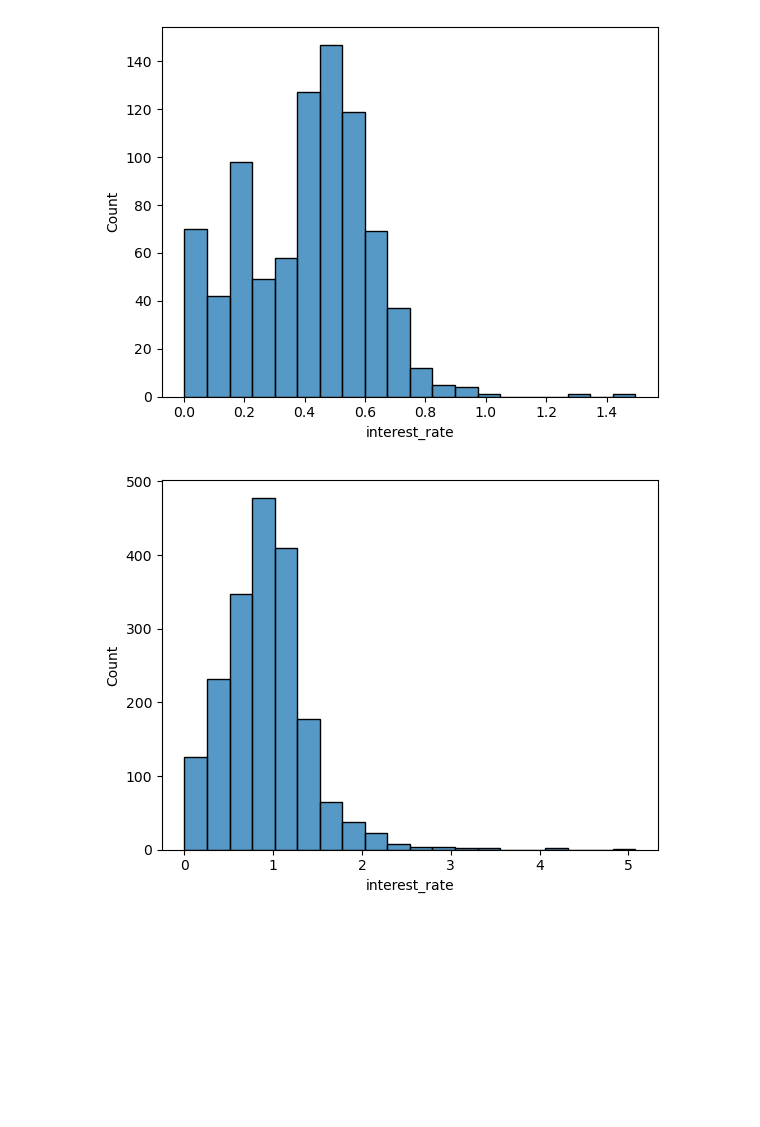
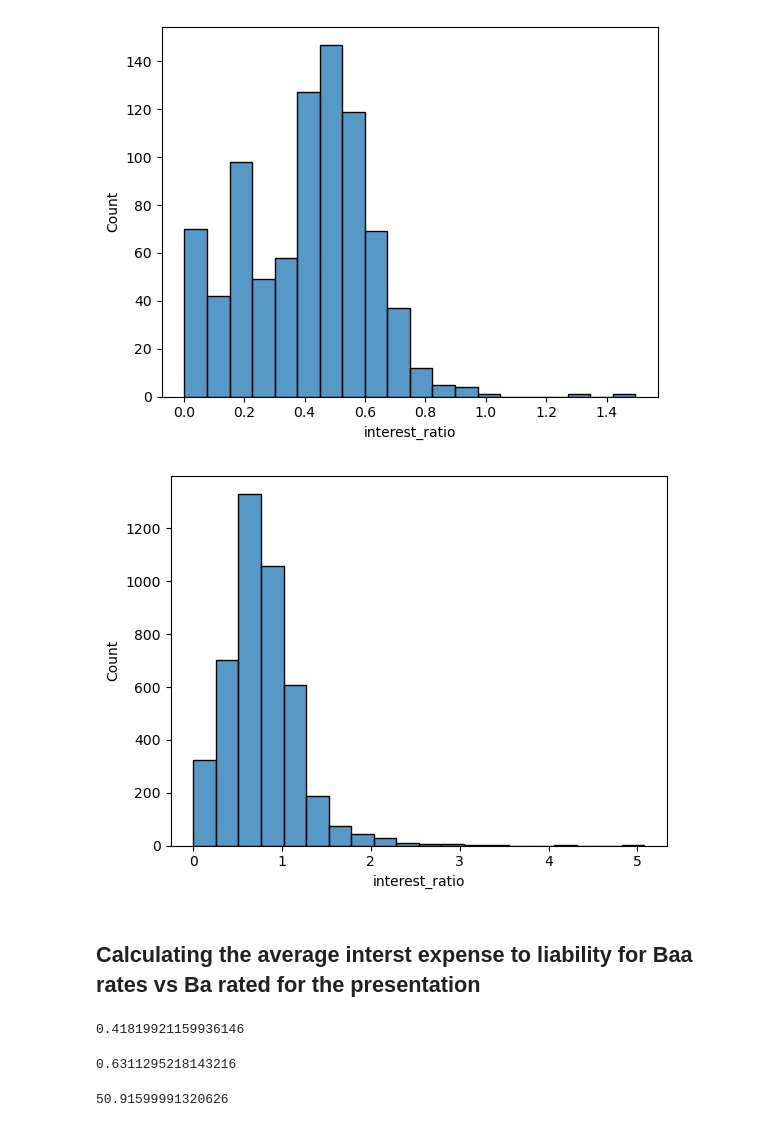
Before and after one commit to GiancarloSanna/Credit_Rating_Project, a Jupyter notebook: 6.0 Descriptive analysis.ipynb, the cells around one changed output. Drawn from its saved outputs; the diff is of its cells as text; code cells hidden in the pictures; blank space fills up the shorter version.

Commit message:
Added Data Analysis and Presentation

```diff
--- a/6.0 Descriptive analysis.ipynb
+++ b/6.0 Descriptive analysis.ipynb
@@ -140,7 +119,7 @@ Index(['Ticker', 'Company Name', 'IndustryId', 'Fiscal Year', 'Fiscal Period',
+# %%
+main_df['interest_ratio'] = main_df['Interest Expense, Net']/main_df['Total Liabilities']*-100
 # %% [markdown]
 I multiply in the end with 100 to have the number as a percentage.
 Since I divide by the interest expenses, which have a negative sign, I negate that, to get a positive percentage.
 Some companies have actual income through this, since they have big cash or investment postitions, I will not include them,
 because we are interested in if copmpanies have to pay more because of their rating. These companies now end up with a - in front of their interest rate.
-# %%
-main_df['interest_rate'] = main_df['Interest Expense, Net']/main_df['Total Liabilities']*-100
@@ -203,9 +174,27 @@ plt.show()
 [figure]
 # %%
 # For companies without investment grade
-sns.histplot(data=main_df[ (main_df['interest_rate'] > 0) & (main_df['Rating_numbered'] > 22)]['interest_rate'], bins = 20)
+sns.histplot(data=main_df[ (main_df['interest_ratio'] > 0) & (main_df['Rating_numbered'] >= 22)]['interest_ratio'], bins = 20)
 plt.show()
 # %% [output]
-[figure, old version]
+[figure, new version]
 # %%
 # This way we see a clear distinction
+# %% [markdown]
+## Calculating the average interst expense to liability for Baa rates vs Ba rated for the presentation
+# %%
+avg_baa = np.mean(main_df[main_df['Rating']=='Baa']['interest_ratio'])
+avg_baa
+# %% [output]
+0.41819921159936146
+# %%
+avg_ba = np.mean(main_df[main_df['Rating']=='Ba']['interest_ratio'])
+avg_ba
+# %% [output]
+0.6311295218143216
+# %%
+# That makes a percentage difference of
+((avg_ba/avg_baa)-1)*100
+# 50.9%
+# %% [output]
+50.91599991320626
```
Also changed, not shown: parts of 20 cells of this notebook, 6 other files.
